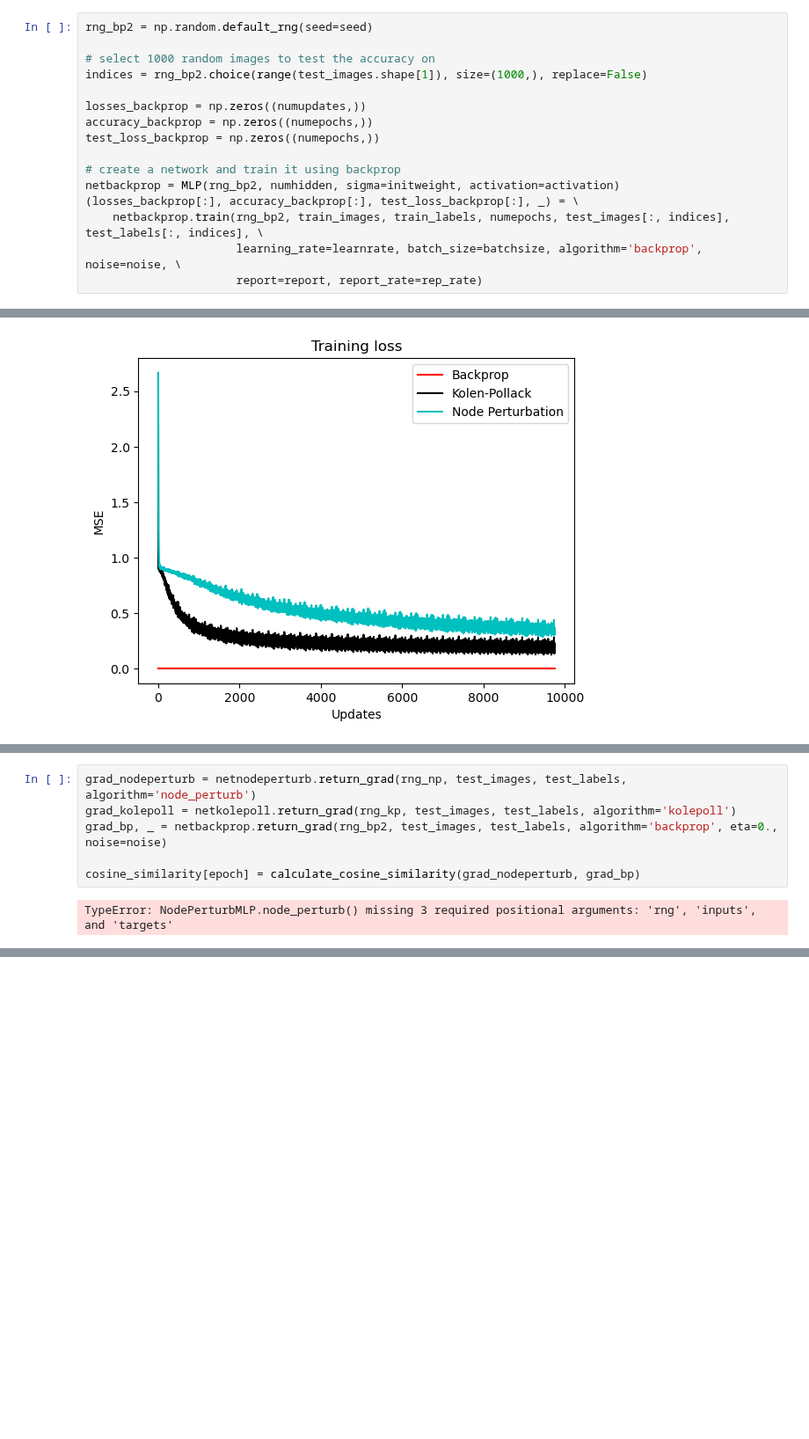
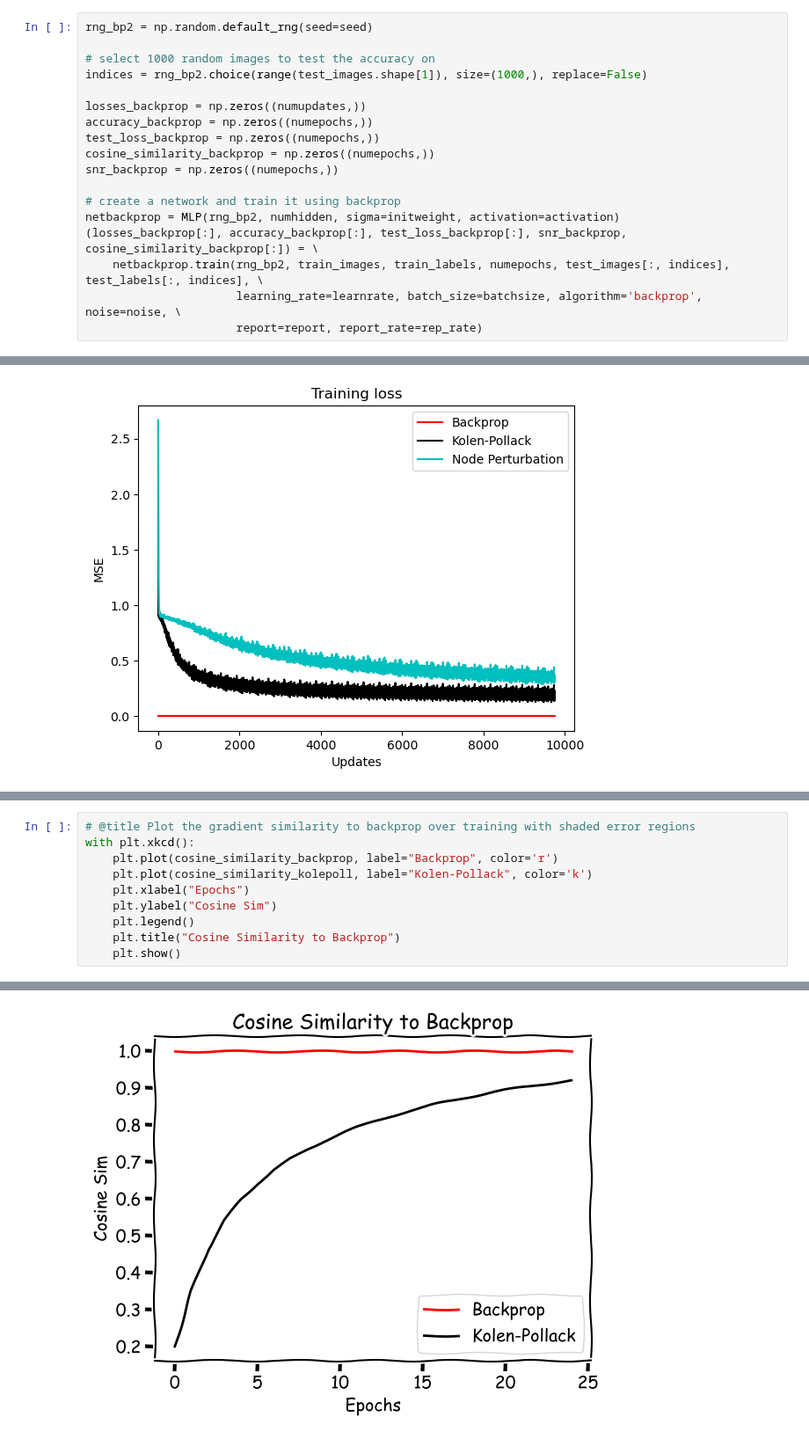
Before and after one commit to mwassermann/NMA-Microlearning-Project, a Jupyter notebook: Bias-Variance.ipynb, the cells around one changed output, grey strips where cells are left out. Shown at 88% size. Drawn from its saved outputs; the diff is of its cells as text; blank space fills up the shorter version.

```diff
--- a/Bias-Variance.ipynb
+++ b/Bias-Variance.ipynb
@@ -112,10 +112,12 @@ indices = rng_bp2.choice(range(test_images.shape[1]), size=(1000,), replace=Fals
 losses_backprop = np.zeros((numupdates,))
 accuracy_backprop = np.zeros((numepochs,))
 test_loss_backprop = np.zeros((numepochs,))
+cosine_similarity_backprop = np.zeros((numepochs,))
+snr_backprop = np.zeros((numepochs,))
 
 # create a network and train it using backprop
 netbackprop = MLP(rng_bp2, numhidden, sigma=initweight, activation=activation)
-(losses_backprop[:], accuracy_backprop[:], test_loss_backprop[:], _) = \
+(losses_backprop[:], accuracy_backprop[:], test_loss_backprop[:], snr_backprop, cosine_similarity_backprop[:]) = \
     netbackprop.train(rng_bp2, train_images, train_labels, numepochs, test_images[:, indices], test_labels[:, indices], \
                       learning_rate=learnrate, batch_size=batchsize, algorithm='backprop', noise=noise, \
                       report=report, report_rate=rep_rate)
@@ -231,8 +248,11 @@ plt.show()
-# %%
-grad_nodeperturb = netnodeperturb.return_grad(rng_np, test_images, test_labels, algorithm='node_perturb')
-grad_kolepoll = netkolepoll.return_grad(rng_kp, test_images, test_labels, algorithm='kolepoll')
-grad_bp, _ = netbackprop.return_grad(rng_bp2, test_images, test_labels, algorithm='backprop', eta=0., noise=noise)
-
-cosine_similarity[epoch] = calculate_cosine_similarity(grad_nodeperturb, grad_bp)
-# %% [output]
-TypeError: NodePerturbMLP.node_perturb() missing 3 required positional arguments: 'rng', 'inputs', and 'targets'
+# %%
+# @title Plot the gradient similarity to backprop over training with shaded error regions
+with plt.xkcd():
+    plt.plot(cosine_similarity_backprop, label="Backprop", color='r')
+    plt.plot(cosine_similarity_kolepoll, label="Kolen-Pollack", color='k')
+    plt.xlabel("Epochs")
+    plt.ylabel("Cosine Sim")
+    plt.legend()
+    plt.title("Cosine Similarity to Backprop")
+    plt.show()
+# %% [output]
@@ -238,0 +276 @@ TypeError: NodePerturbMLP.node_perturb() missing 3 required positional arguments
+[figure, added]
```
Also changed, not shown: parts of 6 cells of this notebook.
